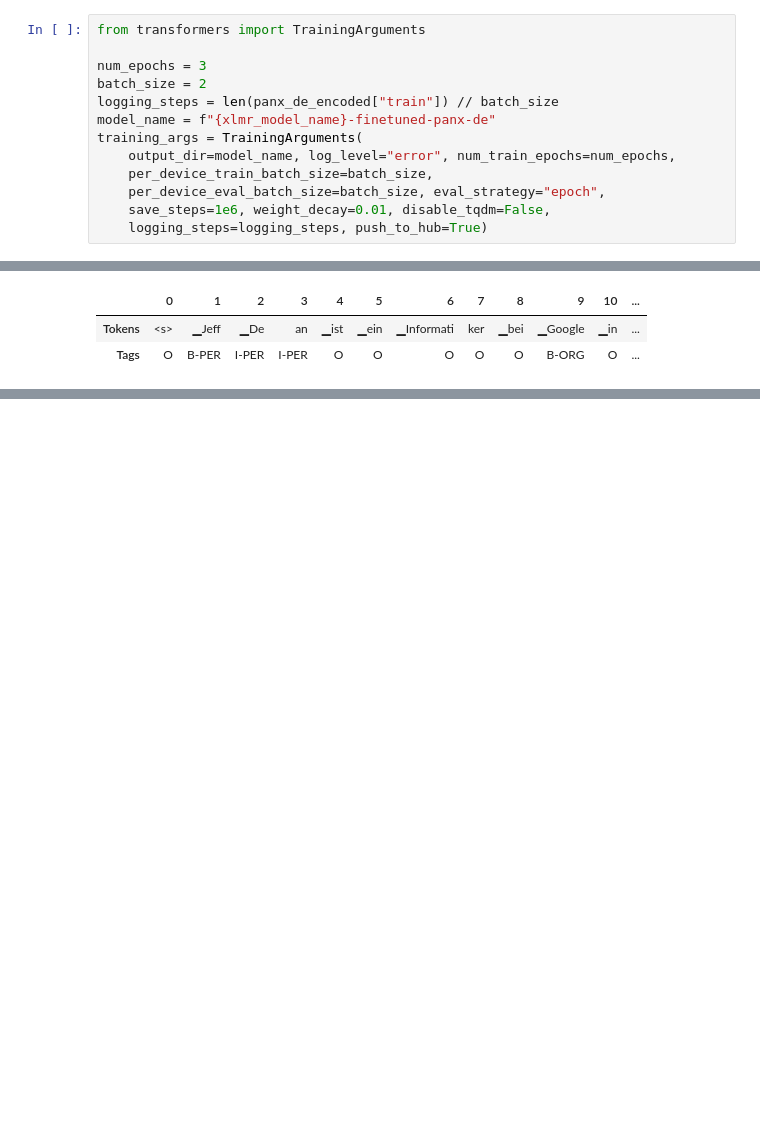
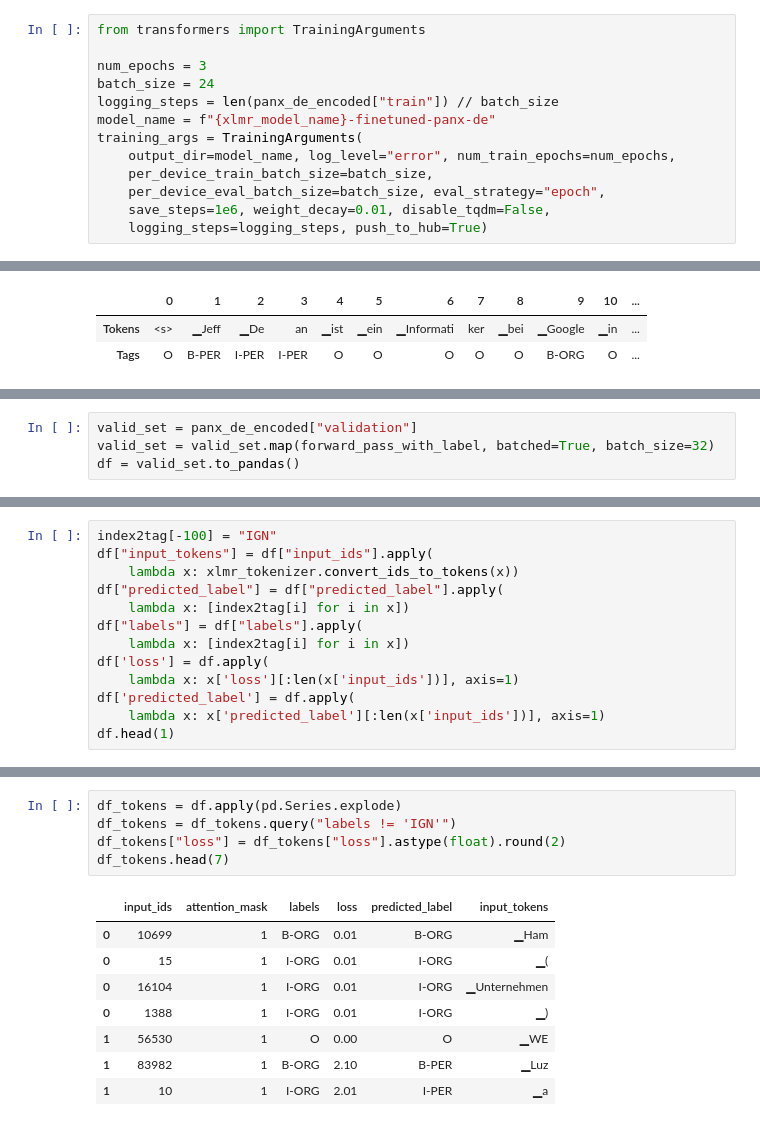
Before and after one commit to Ryan2486/nlp-ner-playground, a Jupyter notebook: main.ipynb, the cells around one changed output, grey strips where cells are left out. Cells and saved outputs as stored; diff of their text form; blank space fills up the shorter version.

```diff
--- a/main.ipynb
+++ b/main.ipynb
@@ -538,7 +535,7 @@ Our first strategy is to fine-tune the `XLM-R` model on the German `PAN-X` corpu
 from transformers import TrainingArguments
 
 num_epochs = 3
-batch_size = 2
+batch_size = 24
 logging_steps = len(panx_de_encoded["train"]) // batch_size
 model_name = f"{xlmr_model_name}-finetuned-panx-de"
 training_args = TrainingArguments(
@@ -618,0 +649,4 @@ tag_text(text_de, tags, trainer.model, xlmr_tokenizer)
+# %%
+valid_set = panx_de_encoded["validation"]
+valid_set = valid_set.map(forward_pass_with_label, batched=True, batch_size=32)
+df = valid_set.to_pandas()
@@ -618,0 +655,13 @@ tag_text(text_de, tags, trainer.model, xlmr_tokenizer)
+# %%
+index2tag[-100] = "IGN"
+df["input_tokens"] = df["input_ids"].apply(
+    lambda x: xlmr_tokenizer.convert_ids_to_tokens(x))
+df["predicted_label"] = df["predicted_label"].apply(
+    lambda x: [index2tag[i] for i in x])
+df["labels"] = df["labels"].apply(
+    lambda x: [index2tag[i] for i in x])
+df['loss'] = df.apply(
+    lambda x: x['loss'][:len(x['input_ids'])], axis=1)
+df['predicted_label'] = df.apply(
+    lambda x: x['predicted_label'][:len(x['input_ids'])], axis=1)
+df.head(1)
@@ -618,0 +680,14 @@ tag_text(text_de, tags, trainer.model, xlmr_tokenizer)
+# %%
+df_tokens = df.apply(pd.Series.explode)
+df_tokens = df_tokens.query("labels != 'IGN'")
+df_tokens["loss"] = df_tokens["loss"].astype(float).round(2)
+df_tokens.head(7)
+# %% [output]
+|  | input_ids | attention_mask | labels | loss | predicted_label | input_tokens |
+| 0 | 10699 | 1 | B-ORG | 0.01 | B-ORG | ▁Ham |
+| 0 | 15 | 1 | I-ORG | 0.01 | I-ORG | ▁( |
+| 0 | 16104 | 1 | I-ORG | 0.01 | I-ORG | ▁Unternehmen |
+| 0 | 1388 | 1 | I-ORG | 0.01 | I-ORG | ▁) |
+| 1 | 56530 | 1 | O | 0.00 | O | ▁WE |
+| 1 | 83982 | 1 | B-ORG | 2.10 | B-PER | ▁Luz |
+| 1 | 10 | 1 | I-ORG | 2.01 | I-PER | ▁a |
```
Also changed, not shown: parts of 10 cells of this notebook.
